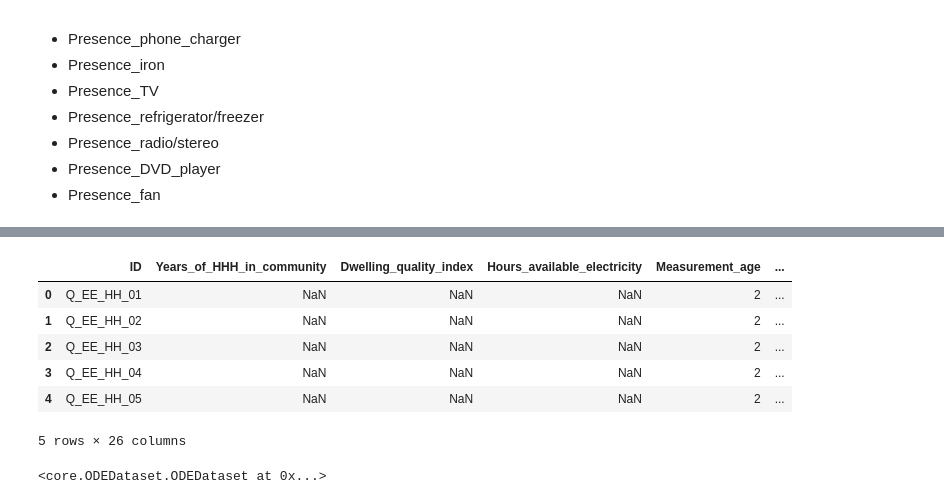
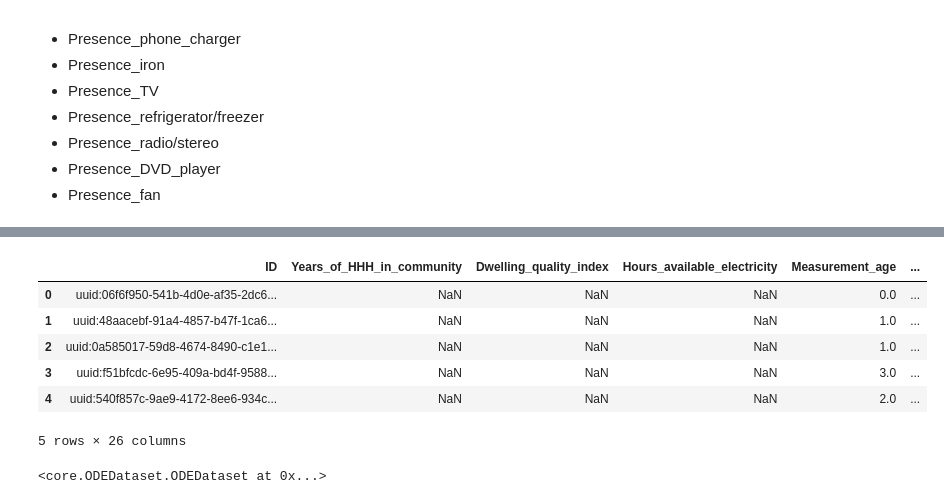
Before and after one commit to SESAM-Polimi/offgrid-demand-estimation, a Jupyter notebook: datasets/CEFA_Tanzania/2017_EE.ipynb, the cells around one changed output, grey strips where cells are left out. Cells and saved outputs as stored; diff of their text form; code cells hidden in the pictures.

Commit message:
added CEFA Tanzaniza 2017 EE

```diff
--- a/datasets/CEFA_Tanzania/2017_EE.ipynb
+++ b/datasets/CEFA_Tanzania/2017_EE.ipynb
@@ -295,0 +324,3 @@ Appliances.preview()
+# %%
+Q_Appliances = HH_Appliances.concat(US_Appliances)
+Q_Appliances.preview()
@@ -296,28 +335,30 @@ Appliances.preview()
 # %%
-Appliances = Appliances.new_feature("Presence_phone_charger",appliances_modifiers.presence_appliances("Item", "Charger"))
+# presence_appliances(data,source,questionnaire,'2017_Q_nexus_HH_Appliances',hh,'Item','888','Charger','presence')
+Q_Appliances = Q_Appliances.new_feature("Presence_phone_charger",
+                                    appliances_modifiers.presence_appliances("Item", "Charger"))
 
-Appliances = Appliances.new_feature("Presence_iron",appliances_modifiers.presence_appliances("Item", "Iron"))
+Q_Appliances = Q_Appliances.new_feature("Presence_iron", appliances_modifiers.presence_appliances("Item", "Iron"))
 
-Appliances = Appliances.new_feature("Presence_TV",appliances_modifiers.presence_appliances("Item", "TV"))
+Q_Appliances = Q_Appliances.new_feature("Presence_TV", appliances_modifiers.presence_appliances("Item", "TV"))
 
-Appliances = Appliances.new_feature("Presence_refrigerator/freezer",
+Q_Appliances = Q_Appliances.new_feature("Presence_refrigerator/freezer",
                                     appliances_modifiers.presence_appliances("Item", "Refrigerator"))
 
-
-Appliances = Appliances.new_feature("Presence_stereo", lambda x: 0)
-Appliances = Appliances.new_feature("Presence_radio", appliances_modifiers.presence_appliances("Item", "Radio"))
-Appliances = Appliances.new_feature("Presence_radio/stereo",
+Q_Appliances = Q_Appliances.new_feature("Presence_stereo", appliances_modifiers.presence_appliances("Item", "Stereo"))
+Q_Appliances = Q_Appliances.new_feature("Presence_radio", appliances_modifiers.presence_appliances("Item", "Radio"))
+Q_Appliances = Q_Appliances.new_feature("Presence_radio/stereo",
                                     common_modifiers.multi_unify_presence(
                                         ['Presence_radio', 'Presence_stereo']))
 
-Appliances = Appliances.new_feature("Presence_DVD_player", lambda  x: 0)
-Appliances = Appliances.new_feature("Presence_fan", lambda  x: 0)
+Q_Appliances = Q_Appliances.new_feature("Presence_fan", appliances_modifiers.presence_appliances("Item", "Fan"))
+Q_Appliances = Q_Appliances.new_feature("Presence_DVD_player", lambda x: 0)
 
-Appliances = Appliances.select([
+
+Q_Appliances = Q_Appliances.select([
     ID_COL, "Presence_phone_charger", "Presence_iron", "Presence_TV", "Presence_refrigerator/freezer",
     "Presence_radio/stereo", "Presence_DVD_player", "Presence_fan"
 ])
 
-Appliances.preview()
+Q_Appliances.preview(1000)
 # %% [output]
 |  | ID | Presence_phone_charger | Presence_iron | Presence_TV | Presence_refrigerator/freezer | Presence_radio/stereo | ... |
@@ -329,28 +381,29 @@ Appliances.preview()
 # %%
-CEFA_2016_EE = Q_Results_General.merge(Appliances, ID_COL)
+CEFA_2017_EE = Q_General.merge(Q_Appliances, ID_COL)
 
-CEFA_2016_EE = CEFA_2016_EE.apply(common_modifiers.rename({
+CEFA_2017_EE = CEFA_2017_EE.apply(common_modifiers.rename({
     ID_COL: "ID"
 }))
-CEFA_2016_EE = CEFA_2016_EE.apply(common_modifiers.add_const_driver_many({
+CEFA_2017_EE = CEFA_2017_EE.apply(common_modifiers.add_const_driver_many({
     "Hours_available_electricity": np.nan,
     "Years_of_HHH_in_community": np.nan,
     'Dwelling_quality_index': np.nan,
-    'Age_HHH': np.nan,
-    'HH_with_home_business': np.nan,
     'Ownership_motorized_vehicle': np.nan,
     'Ownership_small_livestock': np.nan,
     'Clean_fuel': np.nan,
     'Ownership_large_livestock': np.nan,
+    'Number_of_rooms': np.nan,
+    'HH_with_home_business': np.nan,
+    'Tariff_payment_frequency': np.nan
 }))
-CEFA_2016_EE = CEFA_2016_EE.select(["ID"] + constants.DRIVERS_LIST + constants.PRESENCE_LIST)
-CEFA_2016_EE.preview()
+CEFA_2017_EE = CEFA_2017_EE.select(["ID"] + constants.DRIVERS_LIST + constants.PRESENCE_LIST)
+CEFA_2017_EE.preview()
 # %% [output]
 |  | ID | Years_of_HHH_in_community | Dwelling_quality_index | Hours_available_electricity | Measurement_age | ... |
-| 0 | Q_EE_HH_01 | NaN | NaN | NaN | 2 | ... |
-| 1 | Q_EE_HH_02 | NaN | NaN | NaN | 2 | ... |
-| 2 | Q_EE_HH_03 | NaN | NaN | NaN | 2 | ... |
-| 3 | Q_EE_HH_04 | NaN | NaN | NaN | 2 | ... |
-| 4 | Q_EE_HH_05 | NaN | NaN | NaN | 2 | ... |
+| 0 | uuid:06f6f950-541b-4d0e-af35-2dc6... | NaN | NaN | NaN | 0.0 | ... |
+| 1 | uuid:48aacebf-91a4-4857-b47f-1ca6... | NaN | NaN | NaN | 1.0 | ... |
+| 2 | uuid:0a585017-59d8-4674-8490-c1e1... | NaN | NaN | NaN | 1.0 | ... |
+| 3 | uuid:f51bfcdc-6e95-409a-bd4f-9588... | NaN | NaN | NaN | 3.0 | ... |
+| 4 | uuid:540f857c-9ae9-4172-8ee6-934c... | NaN | NaN | NaN | 2.0 | ... |
 5 rows × 26 columns
 # %%
```
Also changed, not shown: parts of 29 cells of this notebook, 3 other files.
